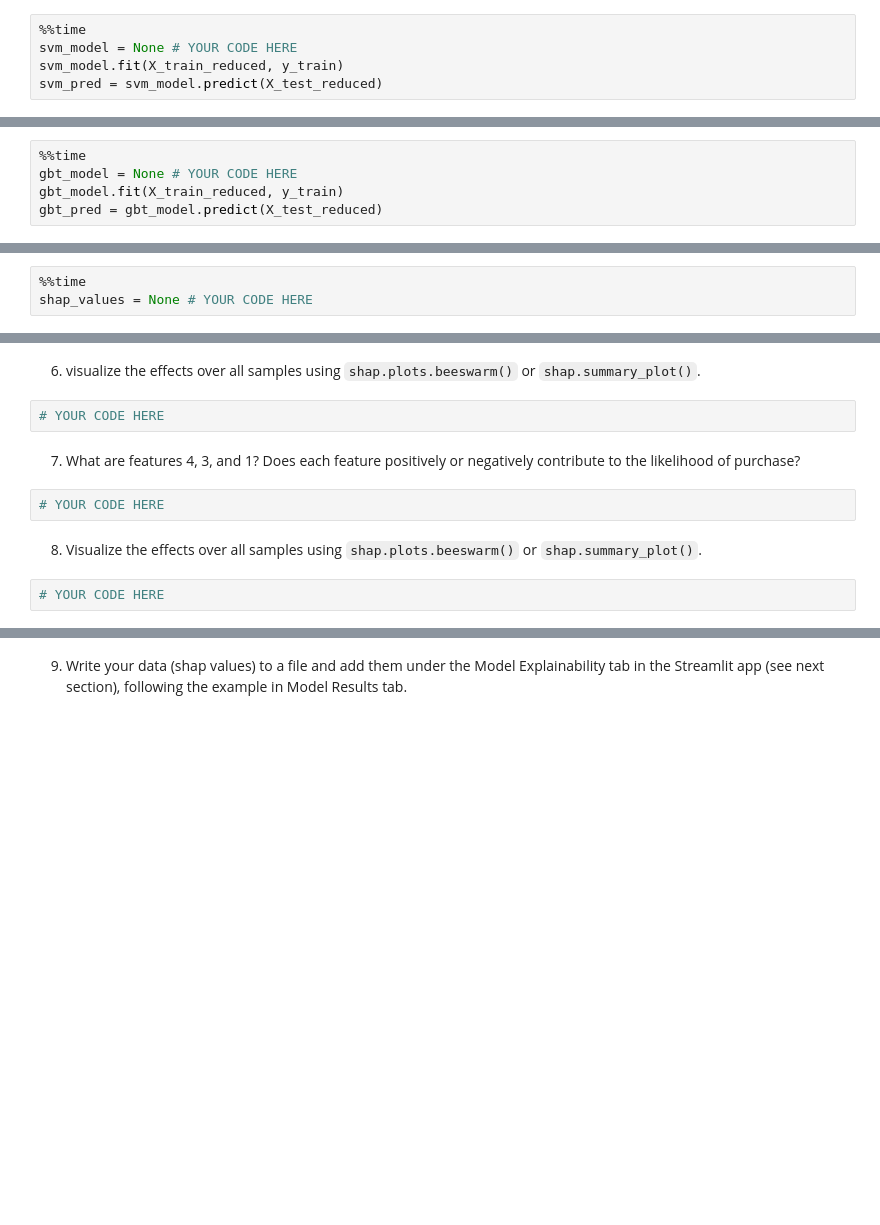
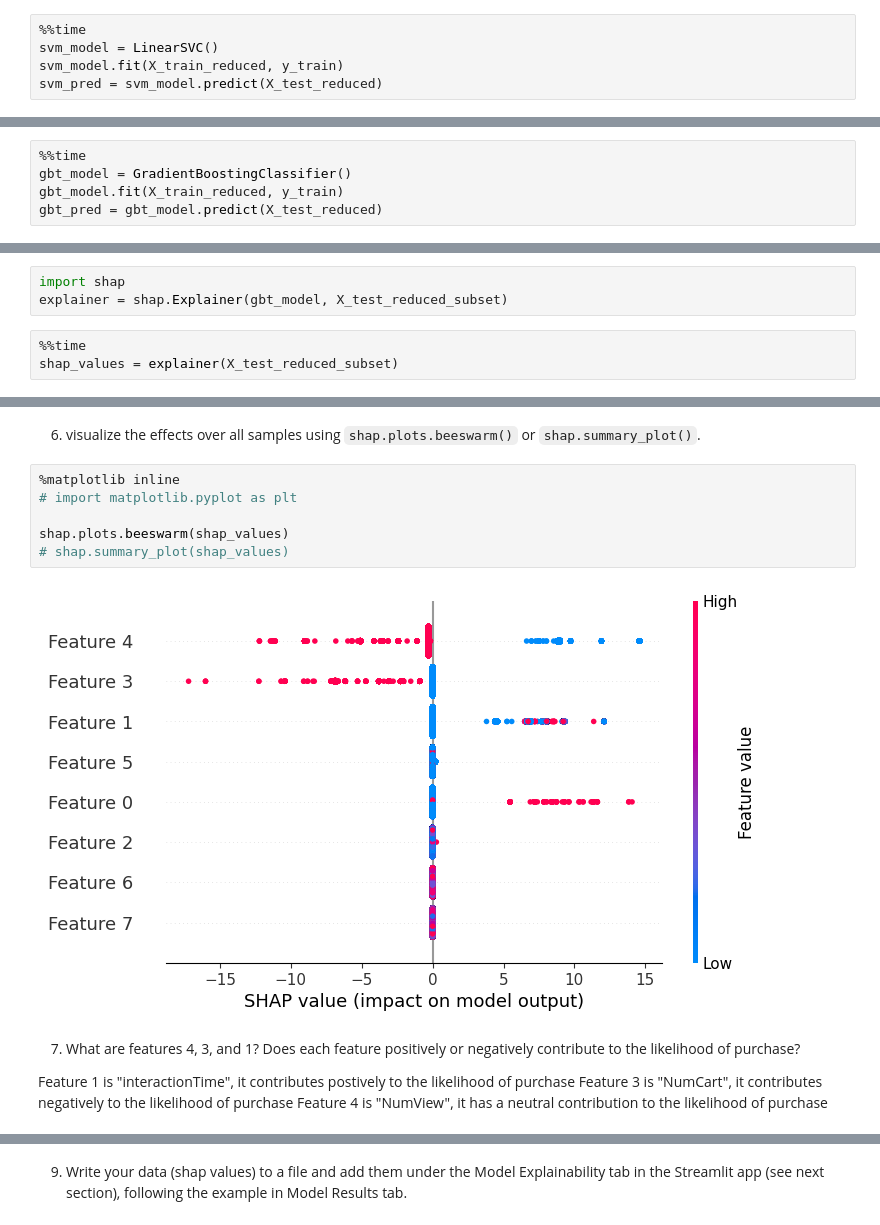
Before and after one commit to happinessbaby/FourthBrain, a Jupyter notebook: assignments/week-06-supervised-ml/nb/electronics-purchase-prediction.ipynb, the cells around one changed output, grey strips where cells are left out. Drawn from its saved outputs; the diff is of its cells as text; blank space fills up the shorter version.

```diff
--- a/assignments/week-06-supervised-ml/nb/electronics-purchase-prediction.ipynb
+++ b/assignments/week-06-supervised-ml/nb/electronics-purchase-prediction.ipynb
@@ -316,6 +343,6 @@ print(confusion_matrix(y_test, lr_pred))
     Again, remember to account for the class imbalance.
 # %%
 %%time
-svm_model = None # YOUR CODE HERE
+svm_model = LinearSVC()
 svm_model.fit(X_train_reduced, y_train)
 svm_pred = svm_model.predict(X_test_reduced)
@@ -351,6 +393,6 @@ Intepretation of a linear model such as logistic regression is staightforward, h
 from sklearn.ensemble import GradientBoostingClassifier
 # %%
 %%time
-gbt_model = None # YOUR CODE HERE
+gbt_model = GradientBoostingClassifier()
 gbt_model.fit(X_train_reduced, y_train)
 gbt_pred = gbt_model.predict(X_test_reduced)
@@ -383,3 +433,6 @@ explainer = None# YOUR CODE HERE
+# %%
+import shap
+explainer = shap.Explainer(gbt_model, X_test_reduced_subset)
 # %%
 %%time
-shap_values = None # YOUR CODE HERE
+shap_values = explainer(X_test_reduced_subset)
@@ -386,12 +442,16 @@ shap_values = None # YOUR CODE HERE
 # %% [markdown]
 6. visualize the effects over all samples using `shap.plots.beeswarm()` or `shap.summary_plot()`.
-# %%
-# YOUR CODE HERE
+# %%
+%matplotlib inline
+# import matplotlib.pyplot as plt
+
+shap.plots.beeswarm(shap_values)
+# shap.summary_plot(shap_values)
+# %% [output]
+[figure, added]
 # %% [markdown]
 7. What are features 4, 3, and 1? Does each feature positively or negatively contribute to the likelihood of purchase?
+
+Feature 1 is "interactionTime", it contributes postively to the likelihood of purchase
+Feature 3 is "NumCart", it contributes negatively to the likelihood of purchase
+Feature 4 is "NumView", it has a neutral contribution to the likelihood of purchase
-# %%
-# YOUR CODE HERE
-# %% [markdown]
-8. Visualize the effects over all samples using `shap.plots.beeswarm()` or `shap.summary_plot()`.
-# %%
-# YOUR CODE HERE
```
Also changed, not shown: parts of 33 cells of this notebook, 3 other files.
